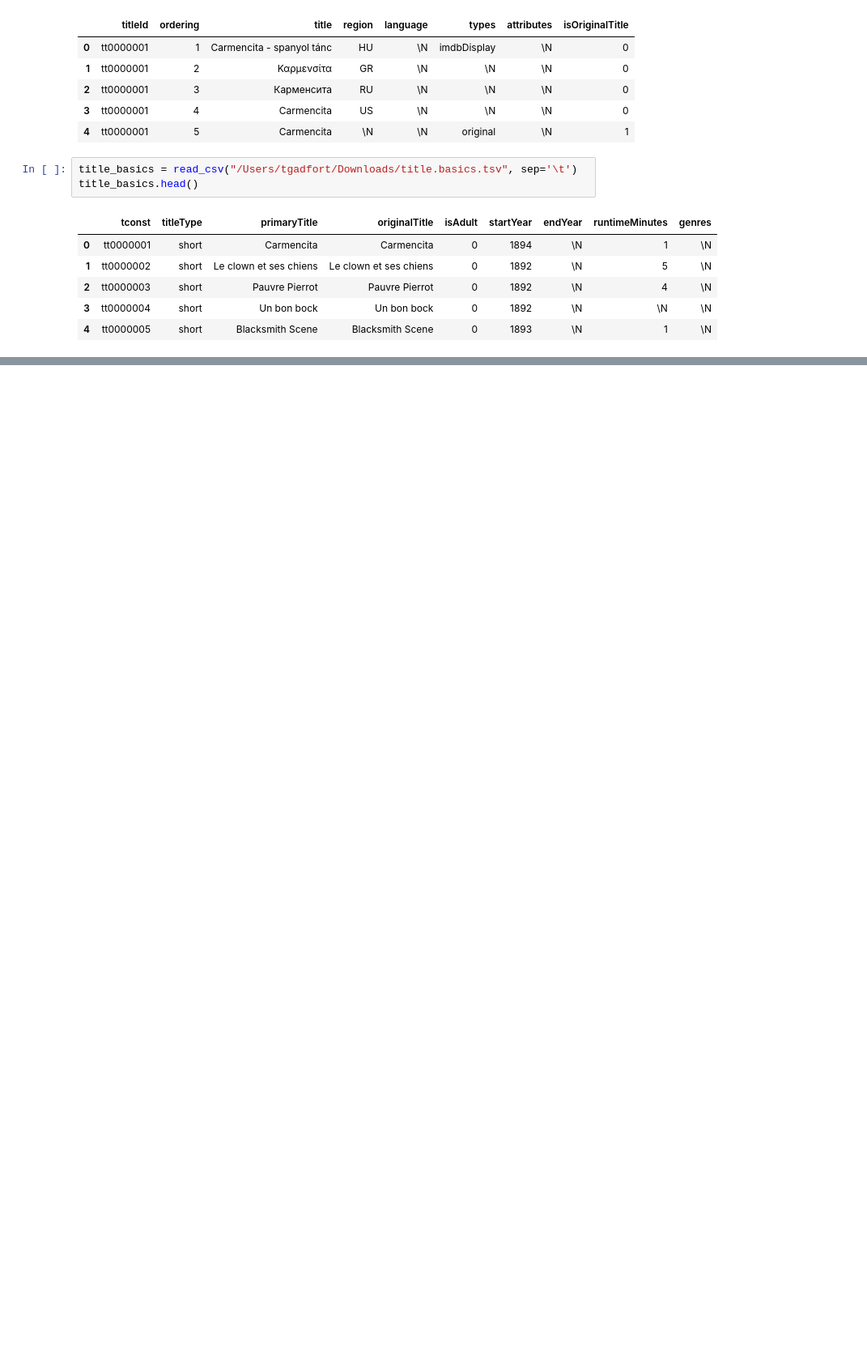
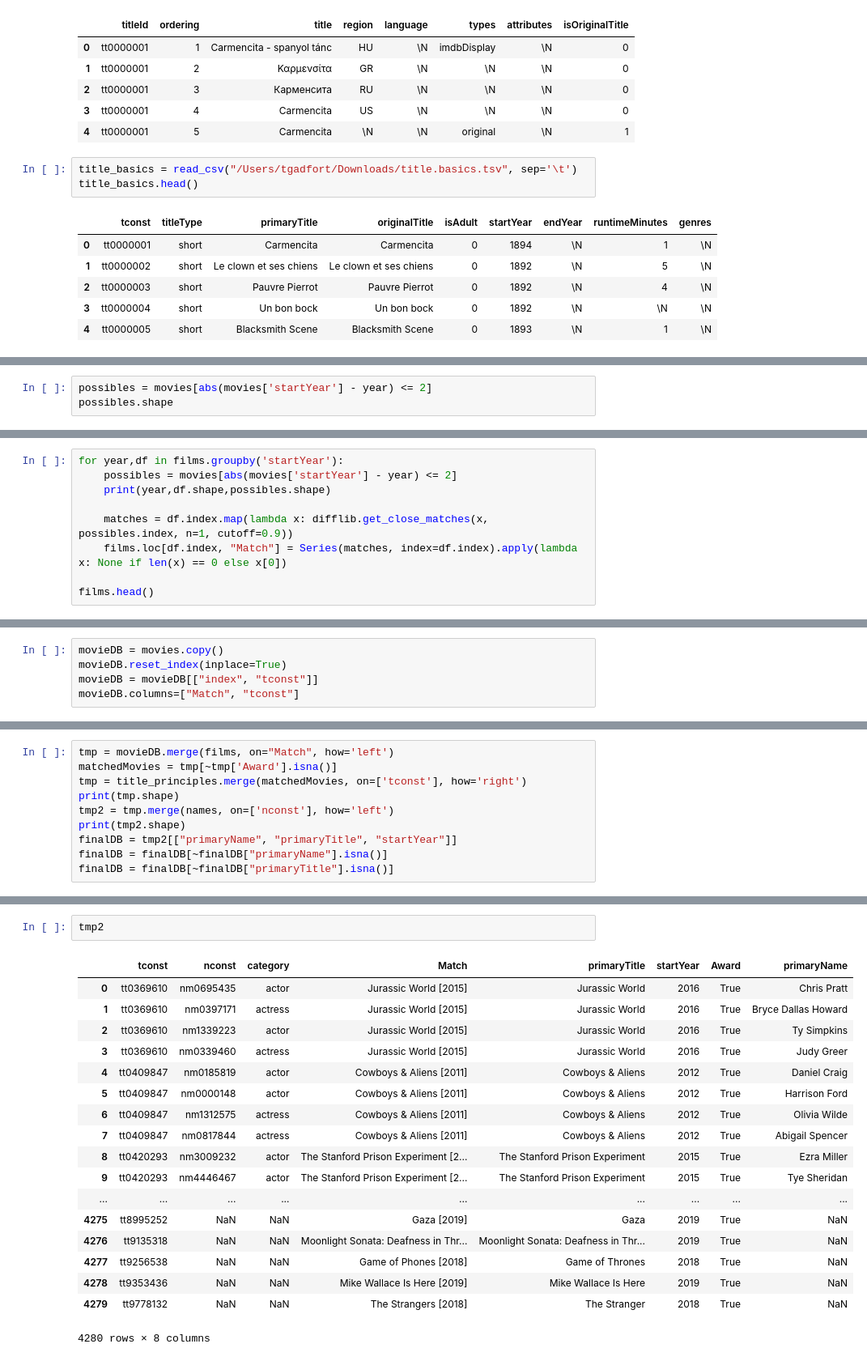
Before and after one commit to tgadf/movies, a Jupyter notebook: IMDB.ipynb, the cells around one changed output, grey strips where cells are left out. Shown at 81% size. Saved outputs shown, nothing was run; the diff lists cells and outputs as text; blank space fills up the shorter version.

```diff
--- a/IMDB.ipynb
+++ b/IMDB.ipynb
@@ -109,0 +432,3 @@ actorstitles = actors.merge(titles, on=['tconst'], how='left')
+# %%
+possibles = movies[abs(movies['startYear'] - year) <= 2]
+possibles.shape
@@ -109,0 +457,9 @@ actorstitles = actors.merge(titles, on=['tconst'], how='left')
+# %%
+for year,df in films.groupby('startYear'):
+    possibles = movies[abs(movies['startYear'] - year) <= 2]
+    print(year,df.shape,possibles.shape)
+
+    matches = df.index.map(lambda x: difflib.get_close_matches(x, possibles.index, n=1, cutoff=0.9))
+    films.loc[df.index, "Match"] = Series(matches, index=df.index).apply(lambda x: None if len(x) == 0 else x[0])
+
+films.head()
@@ -109,0 +490,5 @@ actorstitles = actors.merge(titles, on=['tconst'], how='left')
+# %%
+movieDB = movies.copy()
+movieDB.reset_index(inplace=True)
+movieDB = movieDB[["index", "tconst"]]
+movieDB.columns=["Match", "tconst"]
@@ -109,0 +502,10 @@ actorstitles = actors.merge(titles, on=['tconst'], how='left')
+# %%
+tmp = movieDB.merge(films, on="Match", how='left')
+matchedMovies = tmp[~tmp['Award'].isna()]
+tmp = title_principles.merge(matchedMovies, on=['tconst'], how='right')
+print(tmp.shape)
+tmp2 = tmp.merge(names, on=['nconst'], how='left')
+print(tmp2.shape)
+finalDB = tmp2[["primaryName", "primaryTitle", "startYear"]]
+finalDB = finalDB[~finalDB["primaryName"].isna()]
+finalDB = finalDB[~finalDB["primaryTitle"].isna()]
@@ -109,0 +532,21 @@ actorstitles = actors.merge(titles, on=['tconst'], how='left')
+# %%
+tmp2
+# %% [output]
+|  | tconst | nconst | category | Match | primaryTitle | startYear | Award | primaryName |
+| 0 | tt0369610 | nm0695435 | actor | Jurassic World [2015] | Jurassic World | 2016 | True | Chris Pratt |
+| 1 | tt0369610 | nm0397171 | actress | Jurassic World [2015] | Jurassic World | 2016 | True | Bryce Dallas Howard |
+| 2 | tt0369610 | nm1339223 | actor | Jurassic World [2015] | Jurassic World | 2016 | True | Ty Simpkins |
+| 3 | tt0369610 | nm0339460 | actress | Jurassic World [2015] | Jurassic World | 2016 | True | Judy Greer |
+| 4 | tt0409847 | nm0185819 | actor | Cowboys & Aliens [2011] | Cowboys & Aliens | 2012 | True | Daniel Craig |
+| 5 | tt0409847 | nm0000148 | actor | Cowboys & Aliens [2011] | Cowboys & Aliens | 2012 | True | Harrison Ford |
+| 6 | tt0409847 | nm1312575 | actress | Cowboys & Aliens [2011] | Cowboys & Aliens | 2012 | True | Olivia Wilde |
+| 7 | tt0409847 | nm0817844 | actress | Cowboys & Aliens [2011] | Cowboys & Aliens | 2012 | True | Abigail Spencer |
+| 8 | tt0420293 | nm3009232 | actor | The Stanford Prison Experiment [2... | The Stanford Prison Experiment | 2015 | True | Ezra Miller |
+| 9 | tt0420293 | nm4446467 | actor | The Stanford Prison Experiment [2... | The Stanford Prison Experiment | 2015 | True | Tye Sheridan |
+| ... | ... | ... | ... | ... | ... | ... | ... | ... |
+| 4275 | tt8995252 | NaN | NaN | Gaza [2019] | Gaza | 2019 | True | NaN |
+| 4276 | tt9135318 | NaN | NaN | Moonlight Sonata: Deafness in Thr... | Moonlight Sonata: Deafness in Thr... | 2019 | True | NaN |
+| 4277 | tt9256538 | NaN | NaN | Game of Phones [2018] | Game of Thrones | 2018 | True | NaN |
+| 4278 | tt9353436 | NaN | NaN | Mike Wallace Is Here [2019] | Mike Wallace Is Here | 2019 | True | NaN |
+| 4279 | tt9778132 | NaN | NaN | The Strangers [2018] | The Stranger | 2018 | True | NaN |
+4280 rows × 8 columns
```
Also changed, not shown: parts of 47 cells of this notebook, 2 other files.
